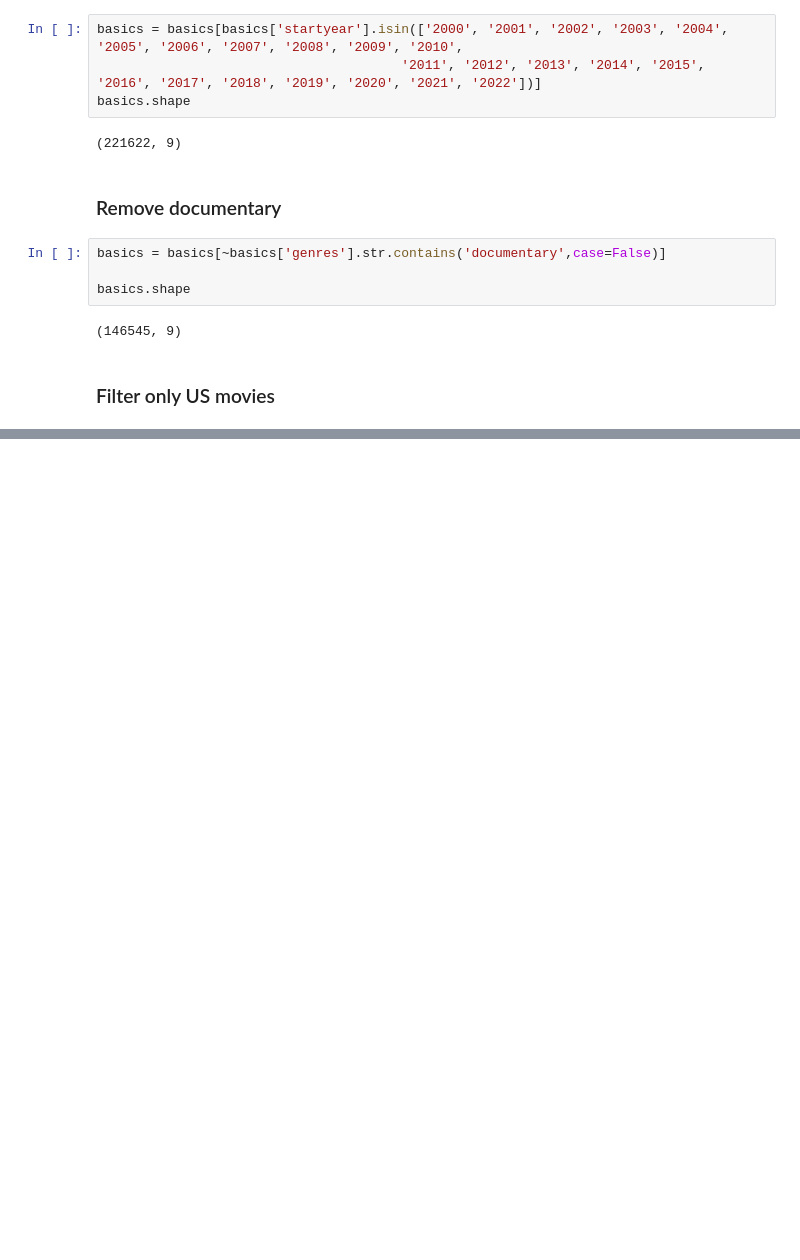
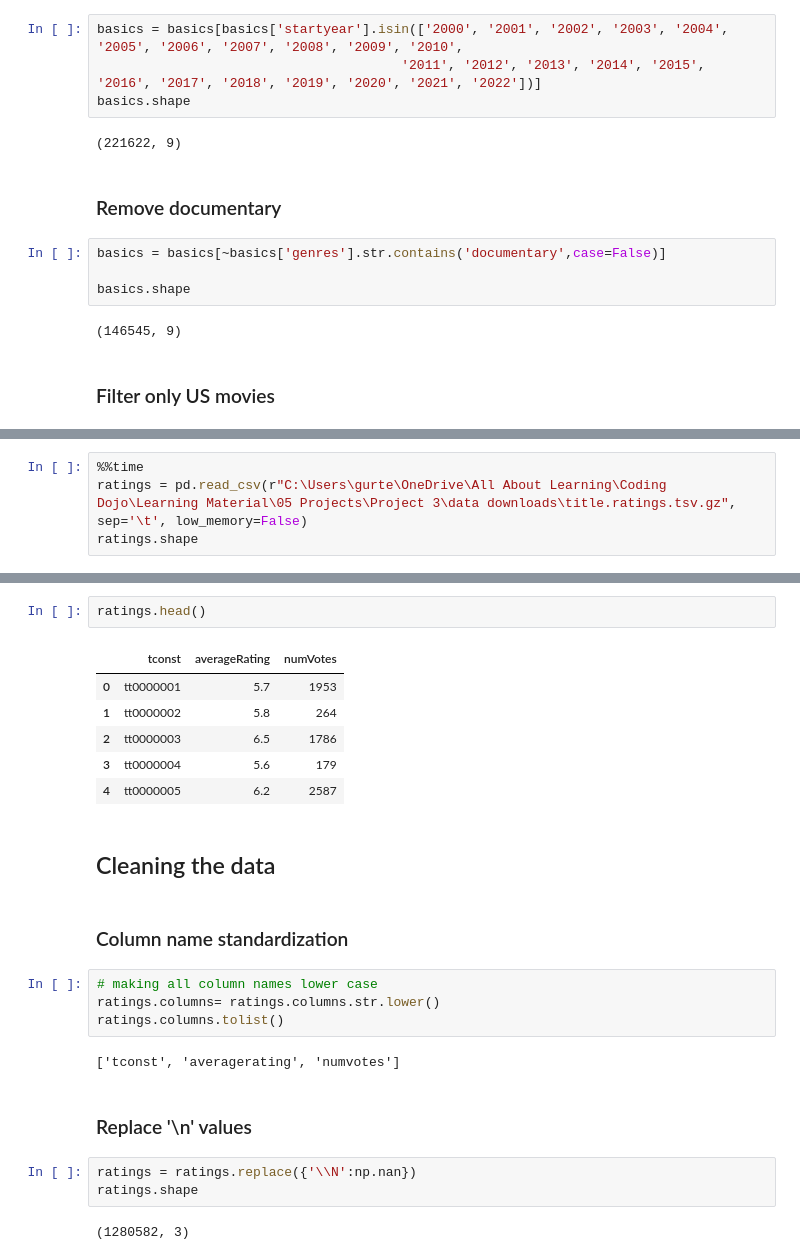
Before and after one commit to gurtejsbains/imdb_movie_analysis, a Jupyter notebook: IMDB Movies Anlaysis.ipynb, the cells around one changed output, grey strips where cells are left out. Saved outputs shown, nothing was run; the diff lists cells and outputs as text; blank space fills up the shorter version.

```diff
--- a/IMDB Movies Anlaysis.ipynb
+++ b/IMDB Movies Anlaysis.ipynb
@@ -226,0 +304,4 @@ names
+# %%
+%%time
+ratings = pd.read_csv(r"C:\Users\gurte\OneDrive\All About Learning\Coding Dojo\Learning Material\05 Projects\Project 3\data downloads\title.ratings.tsv.gz", sep='\t', low_memory=False)
+ratings.shape
@@ -226,0 +312,26 @@ names
+# %%
+ratings.head()
+# %% [output]
+|  | tconst | averageRating | numVotes |
+| 0 | tt0000001 | 5.7 | 1953 |
+| 1 | tt0000002 | 5.8 | 264 |
+| 2 | tt0000003 | 6.5 | 1786 |
+| 3 | tt0000004 | 5.6 | 179 |
+| 4 | tt0000005 | 6.2 | 2587 |
+# %% [markdown]
+## Cleaning the data
+# %% [markdown]
+### Column name standardization
+# %%
+# making all column names lower case
+ratings.columns= ratings.columns.str.lower()
+ratings.columns.tolist()
+# %% [output]
+['tconst', 'averagerating', 'numvotes']
+# %% [markdown]
+### Replace '\n' values
+# %%
+ratings = ratings.replace({'\\N':np.nan})
+ratings.shape
+# %% [output]
+(1280582, 3)
```
Also changed, not shown: parts of 62 cells of this notebook, 3 other files.
